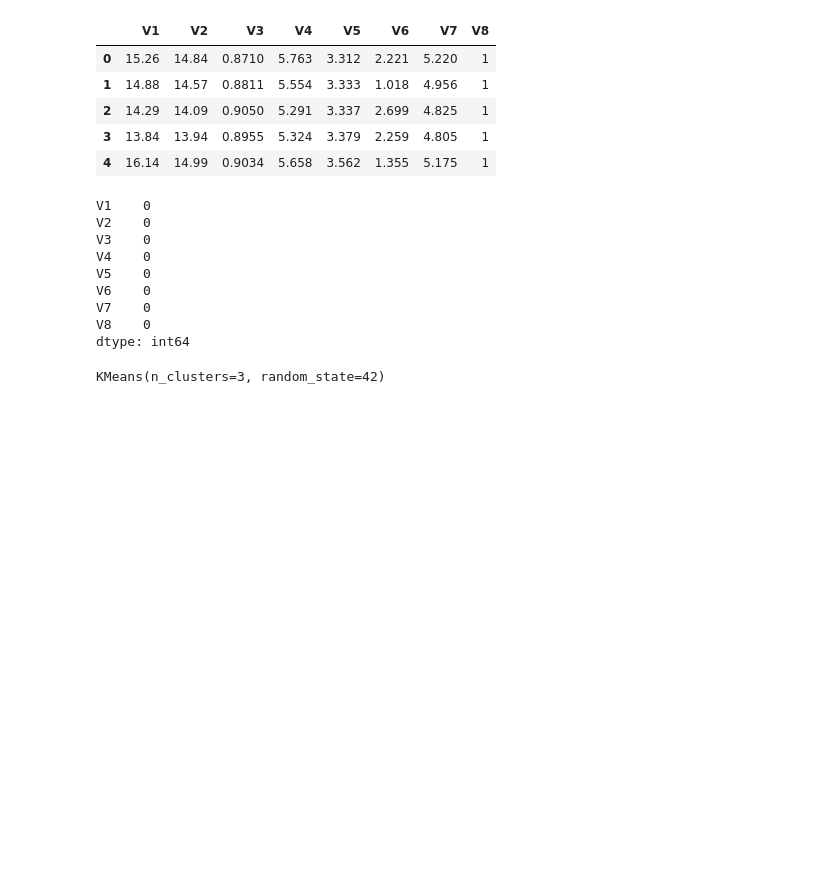
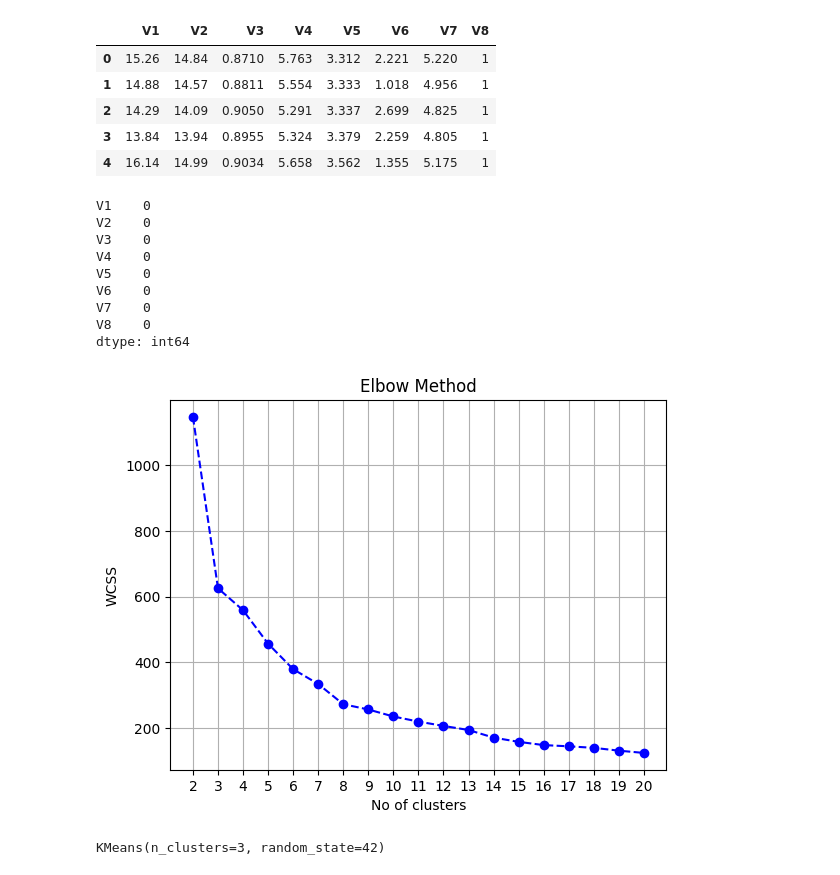
Before and after one commit to Prathamesh2007-web/ML_practical, a Jupyter notebook: Clustering_K_means.ipynb, the cells around one changed output. Drawn from its saved outputs; the diff is of its cells as text; code cells hidden in the pictures; blank space fills up the shorter version.

```diff
--- a/Clustering_K_means.ipynb
+++ b/Clustering_K_means.ipynb
@@ -27,6 +27,24 @@ V6    0
 V7    0
 V8    0
 dtype: int64
+# %%
+wcss = []
+for i in range(2, 21):
+    kmeans = KMeans(n_clusters=i,init="k-means++", random_state=42)
+    kmeans.fit(data)
+    wcss.append(kmeans.inertia_)
+# %%
+# FIX: Remove the curly braces {}
+plt.plot(range(2, 21), wcss, marker='o', color='b', linestyle='--')
+
+plt.xlabel("No of clusters")
+plt.ylabel("WCSS")
+plt.title("Elbow Method")
+plt.xticks(range(2, 21)) # This makes the X-axis readable
+plt.grid(True)
+plt.show()       # as my this method we can get how many cluster we want
+# %% [output]
+[figure, added]
 # %%
 KMeans = KMeans(n_clusters=3, random_state=42)
 KMeans.fit(data)
```
Also changed, not shown: 4 other files.
